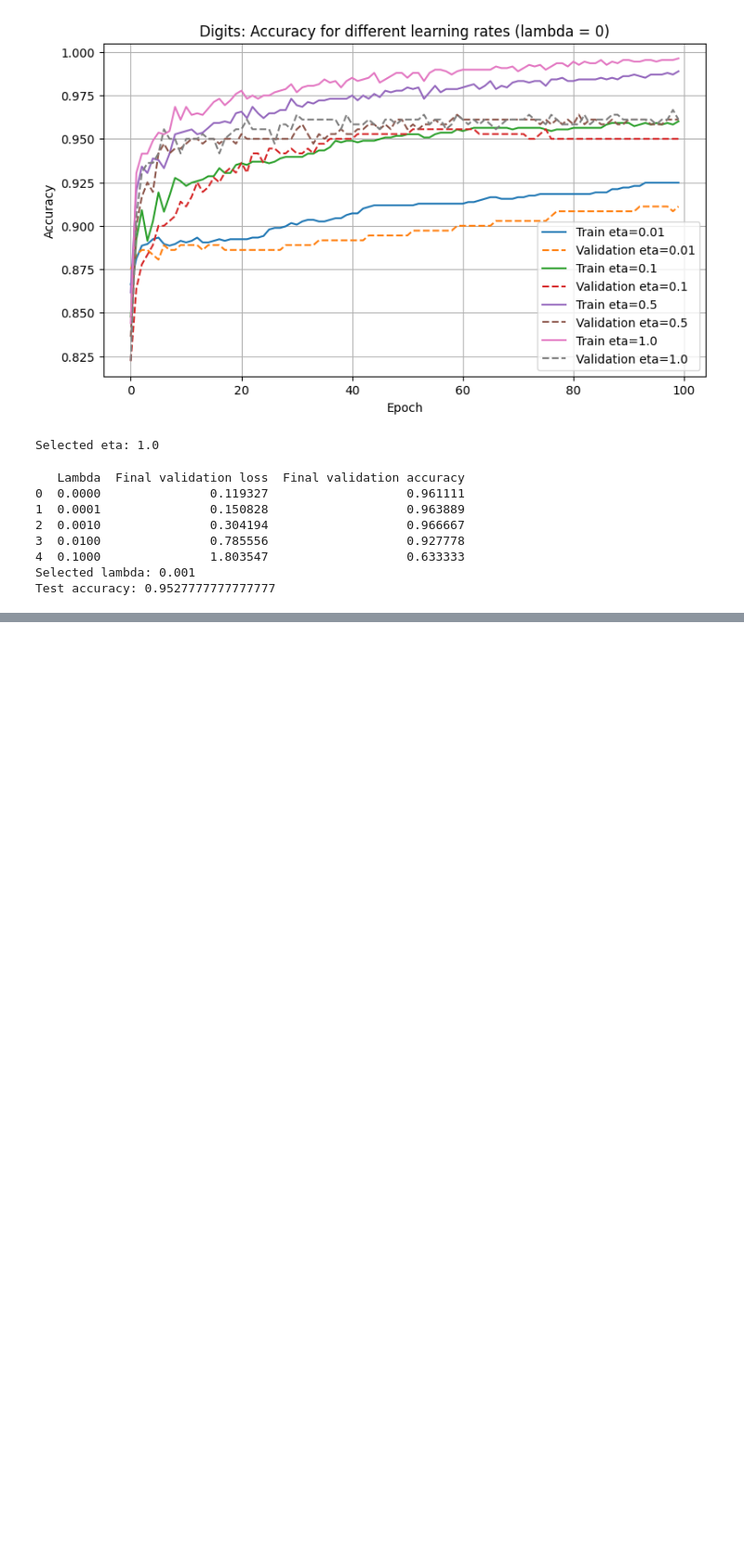
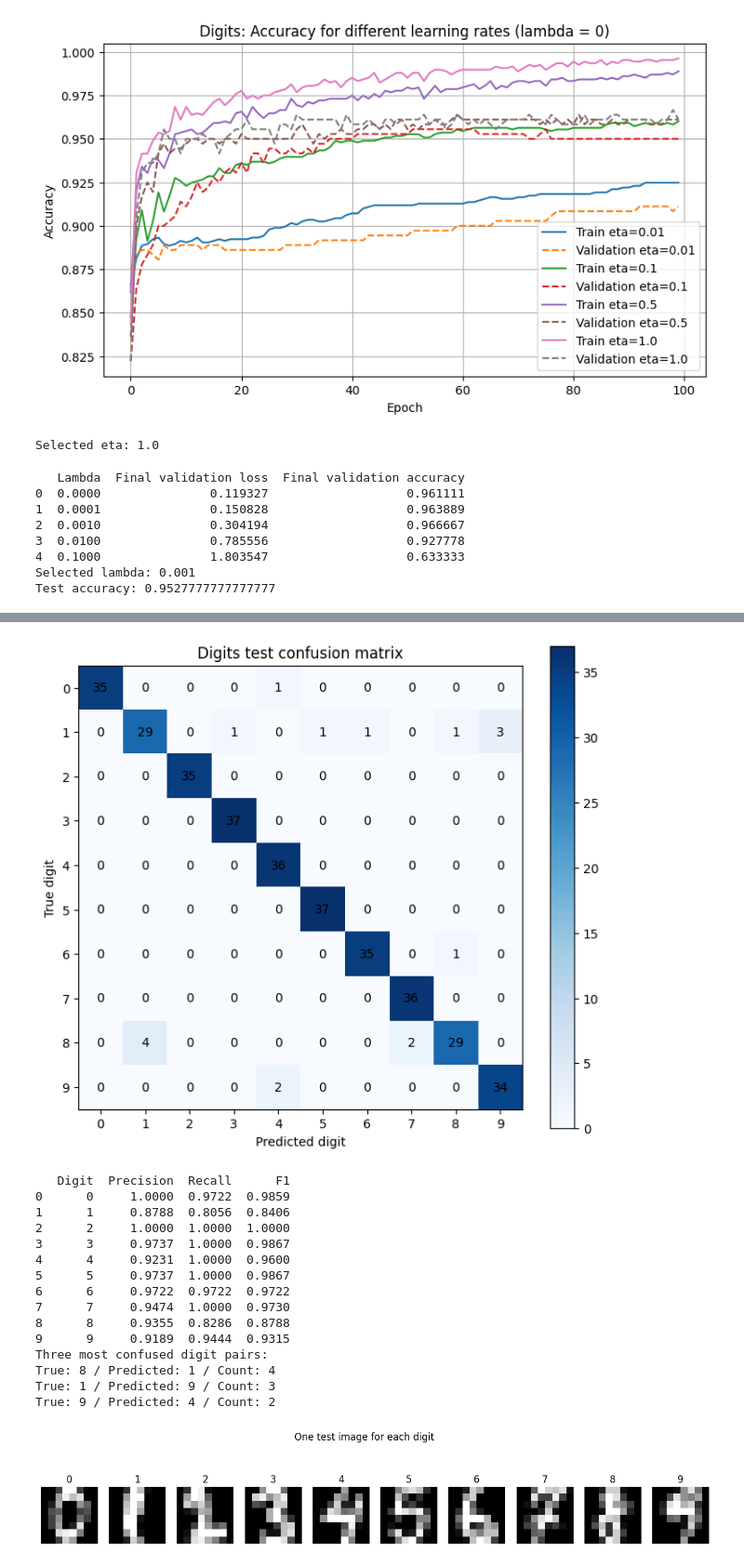
Before and after one commit to Ziad-Gebril/Linear-Models-and-Support-Vector-Machines, a Jupyter notebook: ML_assignment_2.ipynb, the cells around one changed output, grey strips where cells are left out. Shown at 93% size. Cells and saved outputs as stored; diff of their text form; code cells hidden in the pictures; blank space fills up the shorter version.

```diff
--- a/ML_assignment_2.ipynb
+++ b/ML_assignment_2.ipynb
@@ -704,0 +773,72 @@ Test accuracy: 0.9527777777777777
+# %%
+#used Ai for the image
+test_pred = np.argmax(softmax(XDG_te_b @ best_W), axis=1)
+
+CM_digits = confusion_matrix(yDG_te, test_pred, 10)
+
+plt.figure(figsize=(8, 7))
+plt.imshow(CM_digits, cmap="Blues")
+plt.colorbar()
+plt.xlabel("Predicted digit")
+plt.ylabel("True digit")
+plt.title("Digits test confusion matrix")
+plt.xticks(np.arange(10))
+plt.yticks(np.arange(10))
+
+for i in range(10):
+    for j in range(10):
+        plt.text(j, i, CM_digits[i, j], ha="center", va="center")
+
+plt.show()
+
+class_precision = precision(CM_digits)
+class_recall = recall(CM_digits)
+class_f1 = F1(CM_digits)
+
+metrics_df = pd.DataFrame({"Digit": np.arange(10),"Precision": class_precision, "Recall": class_recall,"F1": class_f1})
+
+print(metrics_df.round(4))
+
+confusions = []
+
+for true_digit in range(10):
+    for predicted_digit in range(10):
+        if true_digit != predicted_digit:
+            confusions.append([CM_digits[true_digit, predicted_digit],true_digit,predicted_digit])
+
+confusions.sort(reverse=True)
+
+print("Three most confused digit pairs:")
+for count, true_digit, predicted_digit in confusions[:3]:
+    print("True:", true_digit,"/ Predicted:", predicted_digit,"/ Count:", count)
+
+plt.figure(figsize=(15, 3))
+
+for digit in range(10):
+    index = np.where(yDG_te == digit)[0][0]
+
+    plt.subplot(1, 10, digit + 1)
+    plt.imshow(XDG_te[index].reshape(8, 8), cmap="gray")
+    plt.title(str(digit))
+    plt.axis("off")
+
+plt.suptitle("One test image for each digit")
+plt.show()
+# %% [output]
+[figure, added]
+   Digit  Precision  Recall      F1
+0      0     1.0000  0.9722  0.9859
+1      1     0.8788  0.8056  0.8406
+2      2     1.0000  1.0000  1.0000
+3      3     0.9737  1.0000  0.9867
+4      4     0.9231  1.0000  0.9600
+5      5     0.9737  1.0000  0.9867
+6      6     0.9722  0.9722  0.9722
+7      7     0.9474  1.0000  0.9730
+8      8     0.9355  0.8286  0.8788
+9      9     0.9189  0.9444  0.9315
+Three most confused digit pairs:
+True: 8 / Predicted: 1 / Count: 4
+True: 1 / Predicted: 9 / Count: 3
+True: 9 / Predicted: 4 / Count: 2
+[figure, added]
```
Also changed, not shown: parts of 5 cells of this notebook.
